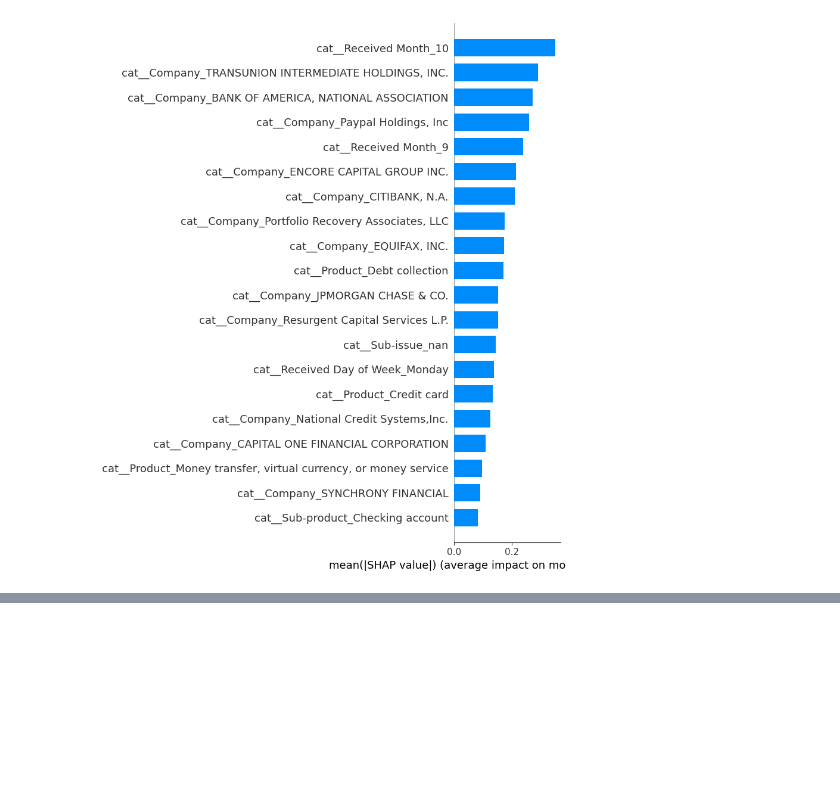
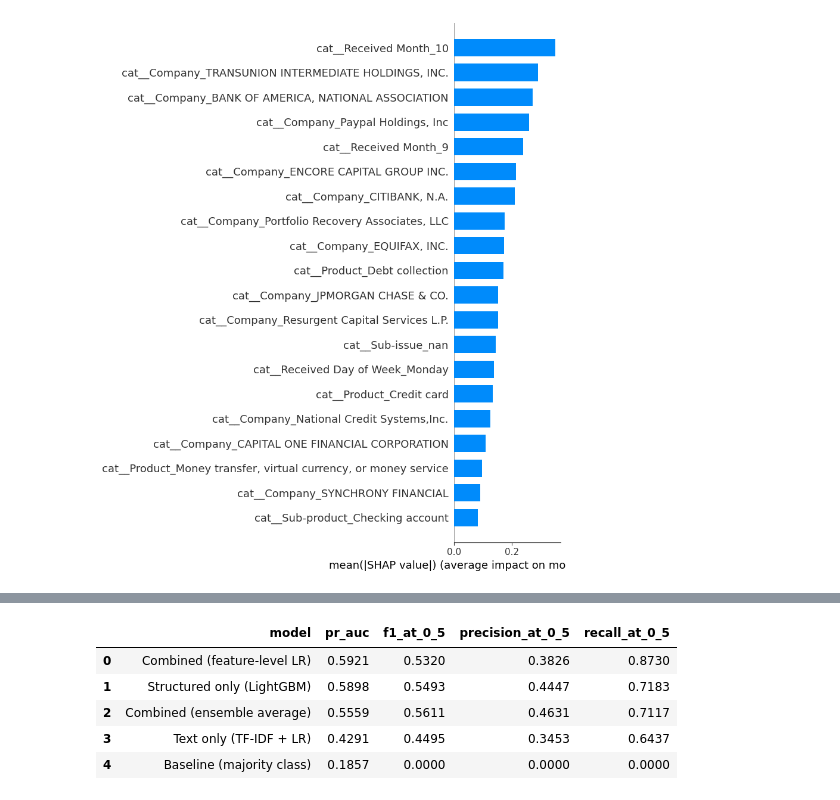
Before and after one commit to kya6/Cinsight, a Jupyter notebook: Cinsight.ipynb, the cells around one changed output, grey strips where cells are left out. Saved outputs shown, nothing was run; the diff lists cells and outputs as text; code cells hidden in the pictures; blank space fills up the shorter version.

```diff
--- a/Cinsight.ipynb
+++ b/Cinsight.ipynb
@@ -1881,0 +2162,20 @@ a trade-off to consider before using this model to prioritize cases.
+# %%
+sys.path.insert(0, ART)
+import cinsight_core as core
+importlib.reload(core)
+
+# Month label for the dashboard's monthly summary
+df["month"] = pd.to_datetime(df["Date received"], utc=True).dt.tz_localize(None).dt.to_period("M").astype(str)
+model_df = df[df["Relief"].notna()].copy()
+model_df["Relief"] = model_df["Relief"].astype(int)
+
+# Rebuild the model inputs with the website's code...
+X_train_web = core.prepare_features(train_df)
+X_val_web   = core.prepare_features(val_df)
+X_test_web  = core.prepare_features(test_df)
+
+# ...and prove they give exactly the same predictions as section 6
+same = np.allclose(log_reg.predict_proba(preprocessor.transform(X_test_web))[:, 1],
+                   log_reg.predict_proba(X_test_processed)[:, 1])
+assert same, "cinsight_core.prepare_features does not match modeling"
+print("Website feature preparation matches modeling ✓")
@@ -1881,0 +2232,68 @@ a trade-off to consider before using this model to prioritize cases.
+# %%
+test_pred = (test_proba >= HIGH_T).astype(int)
+tn, fp, fn, tp = confusion_matrix(y_test, test_pred).ravel()
+test_tiers = pd.Series(core.assign_tier(test_proba, HIGH_T, MEDIUM_T)).value_counts()
+
+test_metrics = {
+    "split": f"test ({TEST_MONTH})",
+    "n": int(len(y_test)),
+    "positive_rate": r4(y_test.mean()),
+    "threshold": r4(HIGH_T),
+    "pr_auc": r4(average_precision_score(y_test, test_proba)),
+    "baseline_pr_auc": r4(y_test.mean()),
+    "precision": r4(precision_score(y_test, test_pred, zero_division=0)),
+    "recall": r4(recall_score(y_test, test_pred, zero_division=0)),
+    "f1": r4(f1_score(y_test, test_pred, zero_division=0)),
+    "accuracy": r4(accuracy_score(y_test, test_pred)),
+    "confusion": {"tn": int(tn), "fp": int(fp), "fn": int(fn), "tp": int(tp)},
+    "tier_counts": {t: int(test_tiers.get(t, 0)) for t in ["High", "Medium", "Low"]},
+    "validation": {
+        "pr_auc": r4(average_precision_score(y_val, val_proba)),
+        "precision": r4(precision_score(y_val, val_pred, zero_division=0)),
+        "recall": r4(recall_score(y_val, val_pred, zero_division=0)),
+        "f1": r4(f1_score(y_val, val_pred, zero_division=0)),
+    },
+}
+print(json.dumps(test_metrics, indent=2))
+save_json(test_metrics, "test_metrics.json")
+
+# Model comparison on validation, reusing the section 6.9 predictions
+val_model_scores = {
+    "Combined (feature-level LR)": val_combined_feature_proba,
+    "Structured only (LightGBM)":  val_structured_proba,
+    "Combined (ensemble average)": val_ensemble_proba,
+    "Text only (TF-IDF + LR)":     val_text_proba,
+    "Baseline (majority class)":   np.asarray(val_baseline_proba),
+}
+rows = []
+for name, s in val_model_scores.items():
+    pred = (np.asarray(s) >= 0.5).astype(int)
+    rows.append({"model": name,
+                 "pr_auc": r4(average_precision_score(y_val, s)),
+                 "f1_at_0_5": r4(f1_score(y_val, pred, zero_division=0)),
+                 "precision_at_0_5": r4(precision_score(y_val, pred, zero_division=0)),
+                 "recall_at_0_5": r4(recall_score(y_val, pred, zero_division=0))})
+comparison = pd.DataFrame(rows).sort_values("pr_auc", ascending=False).reset_index(drop=True)
+display(comparison)
+save_json({"split": f"validation ({VAL_MONTH})",
+           "metric_note": "PR-AUC ranks models; F1/precision/recall use the default 0.5 threshold.",
+           "positive_rate": r4(y_val.mean()),
+           "models": comparison.to_dict("records")}, "model_comparison.json")
+
+
+def pr_points(y, s, n=150):
+    p, r, t = precision_recall_curve(y, s)
+    idx = np.unique(np.linspace(0, len(t) - 1, n).astype(int))
+    return [{"threshold": r4(t[i]), "precision": r4(p[i]), "recall": r4(r[i])} for i in idx]
+
+save_json({"high_threshold": r4(HIGH_T),
+           "validation": pr_points(y_val, val_proba),
+           "test": pr_points(y_test, test_proba)}, "pr_curve.json")
+
+frac_pos, mean_pred = calibration_curve(y_test, test_proba, n_bins=10, strategy="quantile")
+save_json({"split": f"test ({TEST_MONTH})",
+           "calibrated": CALIBRATE,
+           "note": "Points near the diagonal mean the score can be read as a probability.",
+           "points": [{"predicted": r4(m), "observed": r4(f)} for m, f in zip(mean_pred, frac_pos)]},
+          "calibration.json")
+# %% [output]
@@ -1881,0 +2317,6 @@ a trade-off to consider before using this model to prioritize cases.
+|  | model | pr_auc | f1_at_0_5 | precision_at_0_5 | recall_at_0_5 |
+| 0 | Combined (feature-level LR) | 0.5921 | 0.5320 | 0.3826 | 0.8730 |
+| 1 | Structured only (LightGBM) | 0.5898 | 0.5493 | 0.4447 | 0.7183 |
+| 2 | Combined (ensemble average) | 0.5559 | 0.5611 | 0.4631 | 0.7117 |
+| 3 | Text only (TF-IDF + LR) | 0.4291 | 0.4495 | 0.3453 | 0.6437 |
+| 4 | Baseline (majority class) | 0.1857 | 0.0000 | 0.0000 | 0.0000 |
```
Also changed, not shown: parts of 116 cells of this notebook.
